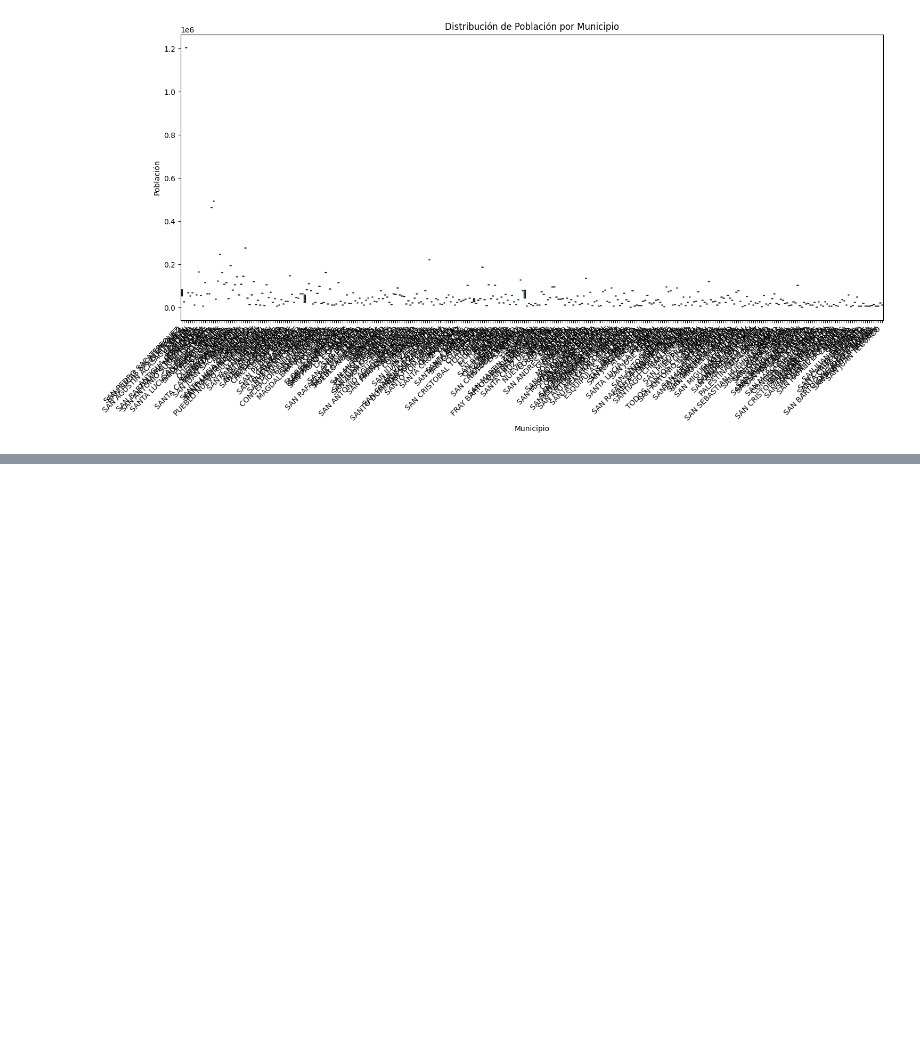
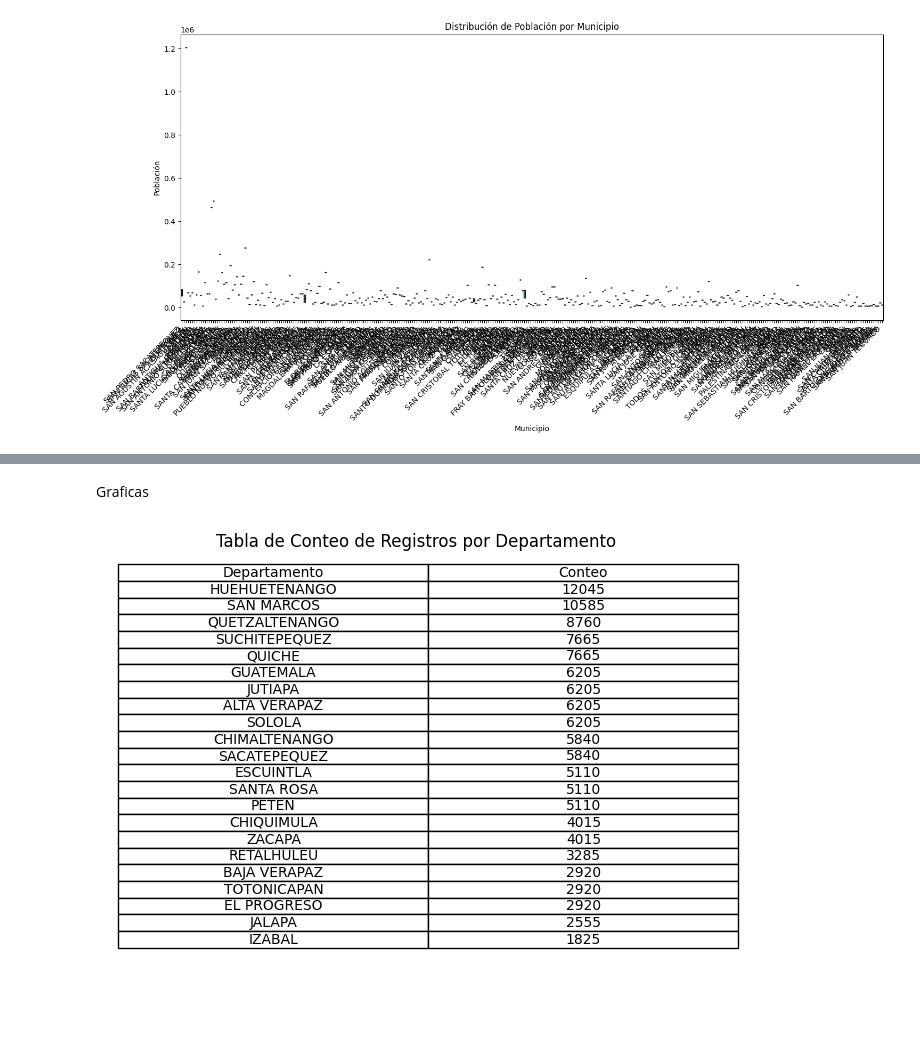
Before and after one commit to jamesg19/fase2, a Jupyter notebook: sample.ipynb, the cells around one changed output, grey strips where cells are left out. Saved outputs shown, nothing was run; the diff lists cells and outputs as text; code cells hidden in the pictures; blank space fills up the shorter version.

```diff
--- a/sample.ipynb
+++ b/sample.ipynb
@@ -56,0 +115,20 @@ Passing `palette` without assigning `hue` is deprecated and will be removed in v
+# %% [markdown]
+Graficas
+# %%
+# Crear una figura y ejes para la tabla
+fig, ax = plt.subplots(figsize=(8, 6))
+
+# Crear una tabla con los valores del eje X y eje Y
+tabla_municipios = ax.table(cellText=conteo_departamentos.reset_index().values,
+                            colLabels=['Departamento', 'Conteo'],
+                            cellLoc='center', loc='upper left')
+tabla_municipios.auto_set_font_size(False)
+tabla_municipios.set_fontsize(10)
+
+# Ocultar ejes
+ax.axis('off')
+
+plt.title('Tabla de Conteo de Registros por Departamento')
+plt.show()
+# %% [output]
+[figure, added]
```
Also changed, not shown: parts of 7 cells of this notebook.
